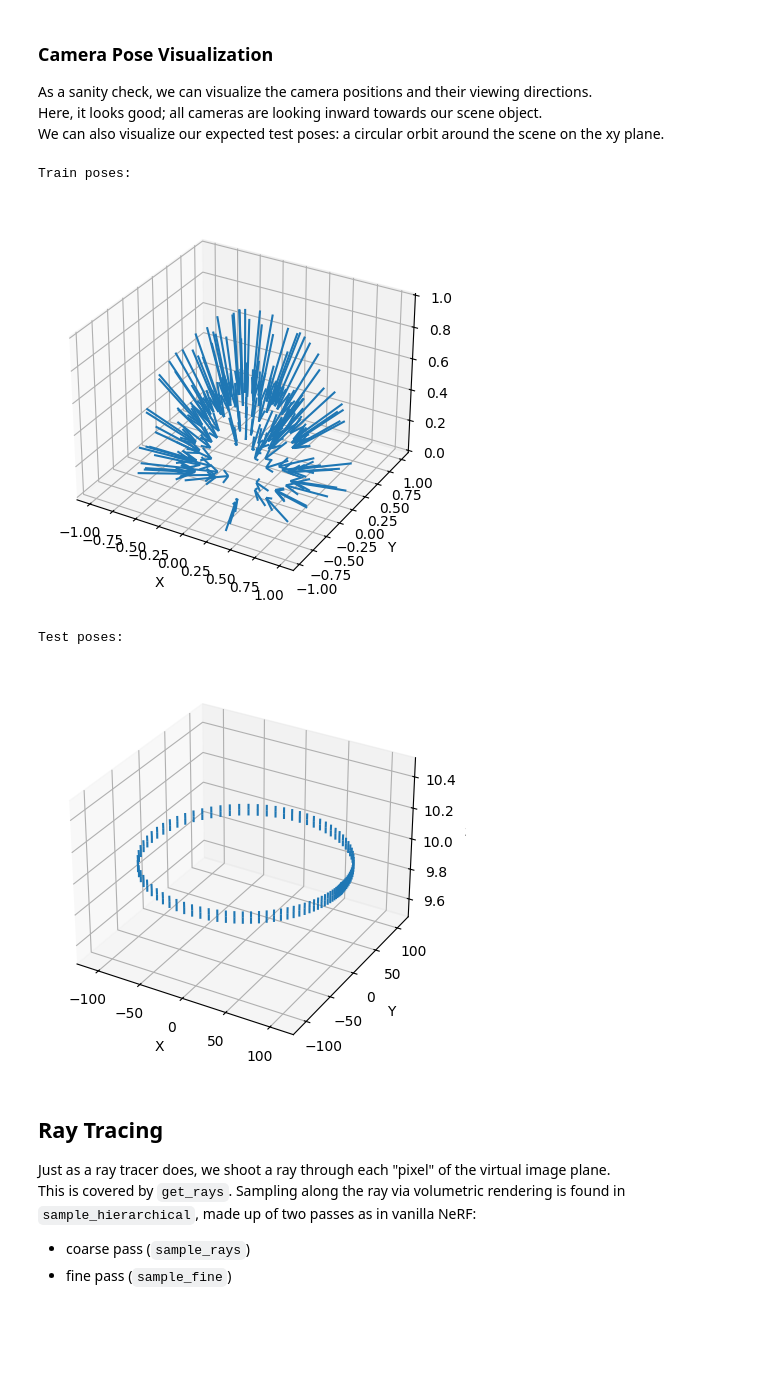
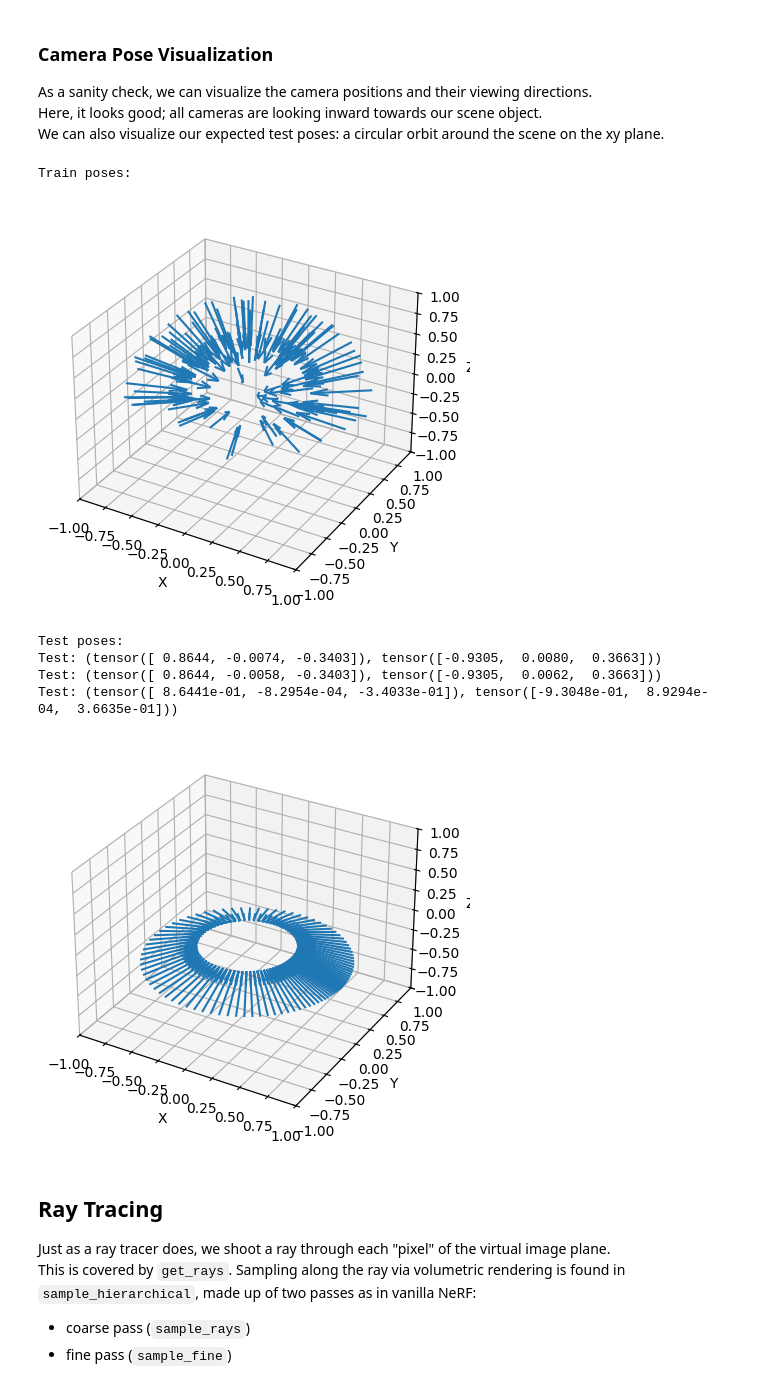
Before and after one commit to stonecodecs/neural_scattering_field, a Jupyter notebook: demo.ipynb, the cells around one changed output. Saved outputs shown, nothing was run; the diff lists cells and outputs as text; code cells hidden in the pictures; blank space fills up the shorter version.

Commit message:
added changes from keith branch, fixed camera direction bug with datasets

```diff
--- a/demo.ipynb
+++ b/demo.ipynb
@@ -34,25 +34,31 @@ As a sanity check, we can visualize the camera positions and their viewing direc
 Here, it looks good; all cameras are looking inward towards our scene object.\
 We can also visualize our expected test poses: a circular orbit around the scene on the xy plane.
 # %%
-from render import get_camera_poses
+from render import get_camera_poses, get_camera_poses_normalized
 import ms_nerf as ms
 import torch
 
 train_poses = train_dict["poses"]
 test_poses  = test_dict["poses"]
 focal_x, focal_y = train_dict["focal"][:]
 N_train = train_poses.shape[0]
 N_test  = test_poses.shape[0]
 H, W = train_imgs[0].shape[:2]
 print("Train poses:")
+train_origins_raw, _ = get_camera_poses(train_poses, transpose=False, normalize=False)
 utils.ray_plot(*get_camera_poses(train_poses, transpose=False, normalize=True))
+scene_center = train_origins_raw.mean(dim=0, keepdim=True)  # shape (1,3)
+scale = torch.max(torch.norm(train_origins_raw - scene_center, dim=-1))
 print("Test poses:")
-utils.ray_plot(*get_camera_poses(test_poses, transpose=False, normalize=False)) # debug this
+utils.ray_plot(*get_camera_poses_normalized(test_poses, transpose=False, normalize=True, is_test=True, center=scene_center, scale=scale))
 # %% [output]
 Train poses:
-[figure, old version]
+[figure, new version]
 Test poses:
+Test: (tensor([ 0.8644, -0.0074, -0.3403]), tensor([-0.9305,  0.0080,  0.3663]))
+Test: (tensor([ 0.8644, -0.0058, -0.3403]), tensor([-0.9305,  0.0062,  0.3663]))
+Test: (tensor([ 8.6441e-01, -8.2954e-04, -3.4033e-01]), tensor([-9.3048e-01,  8.9294e-04,  3.6635e-01]))
-[figure, old version]
+[figure, new version]
 # %% [markdown]
 ## Ray Tracing
 Just as a ray tracer does, we shoot a ray through each "pixel" of the virtual image plane.\
```
Also changed, not shown: 2 other files.
